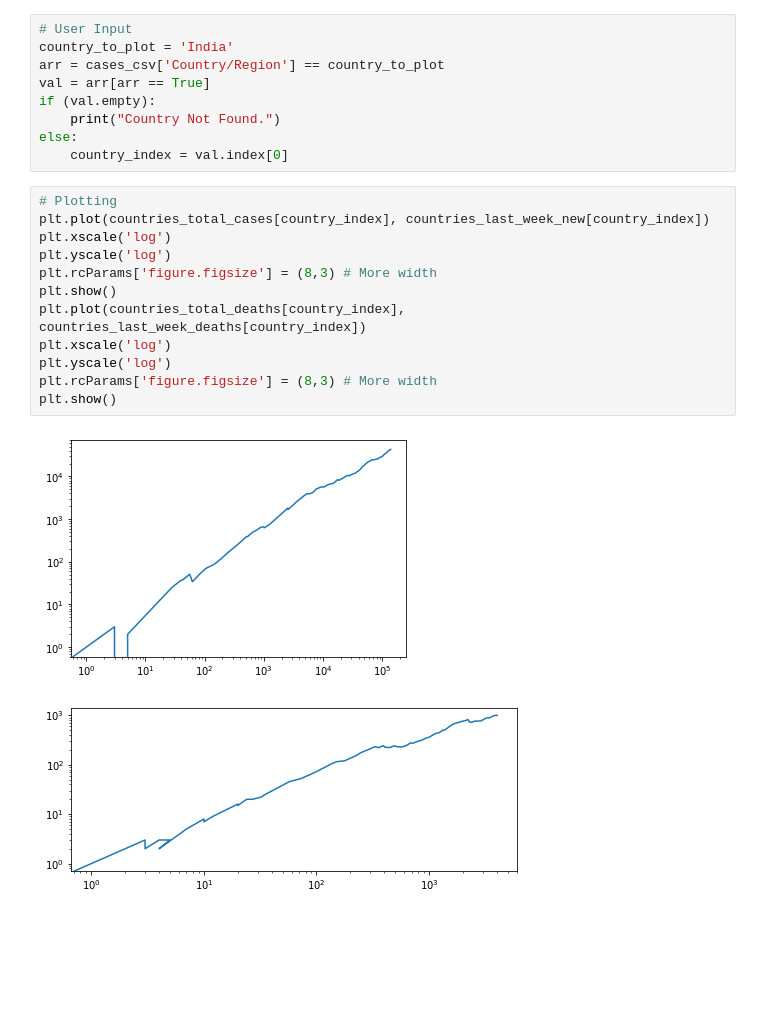
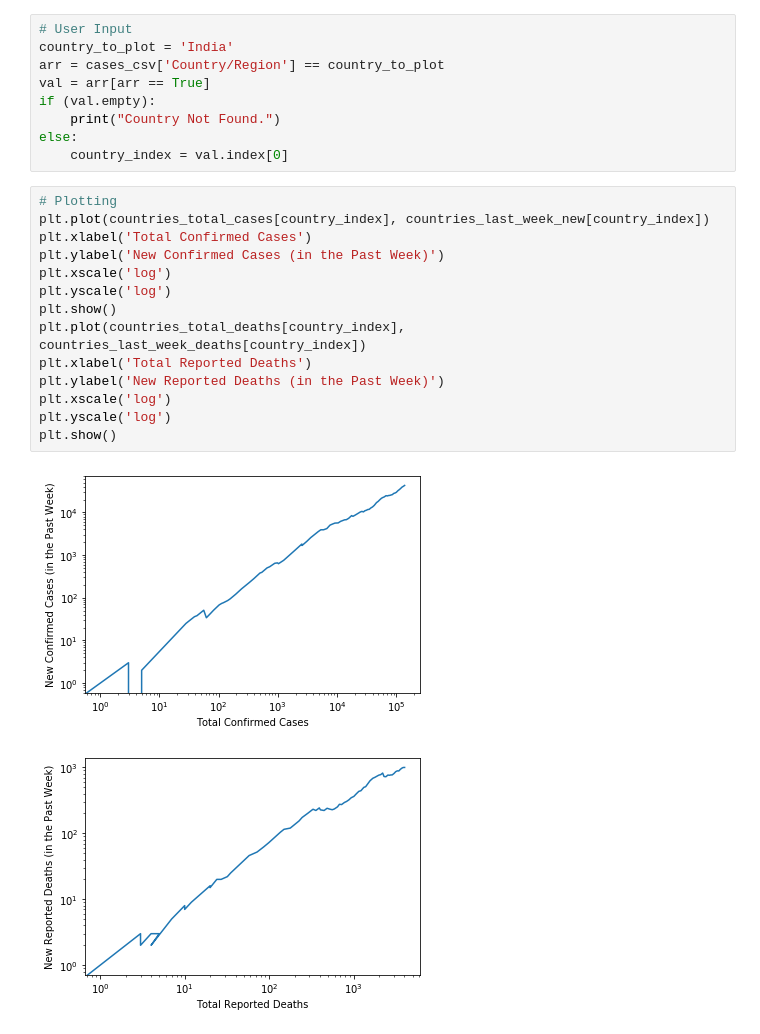
Before and after one commit to wajeehmisbahkhan/CovidTrends, a Jupyter notebook: main.ipynb, the cells around one changed output. Cells and saved outputs as stored; diff of their text form; blank space fills up the shorter version.

```diff
--- a/main.ipynb
+++ b/main.ipynb
@@ -47,15 +47,17 @@ else:
 # %%
 # Plotting
 plt.plot(countries_total_cases[country_index], countries_last_week_new[country_index])
+plt.xlabel('Total Confirmed Cases')
+plt.ylabel('New Confirmed Cases (in the Past Week)')
 plt.xscale('log')
 plt.yscale('log')
-plt.rcParams['figure.figsize'] = (8,3) # More width
 plt.show()
 plt.plot(countries_total_deaths[country_index], countries_last_week_deaths[country_index])
+plt.xlabel('Total Reported Deaths')
+plt.ylabel('New Reported Deaths (in the Past Week)')
 plt.xscale('log')
 plt.yscale('log')
-plt.rcParams['figure.figsize'] = (8,3) # More width
 plt.show()
 # %% [output]
-[figure, old version]
+[figure, new version]
-[figure, old version]
+[figure, new version]
```
